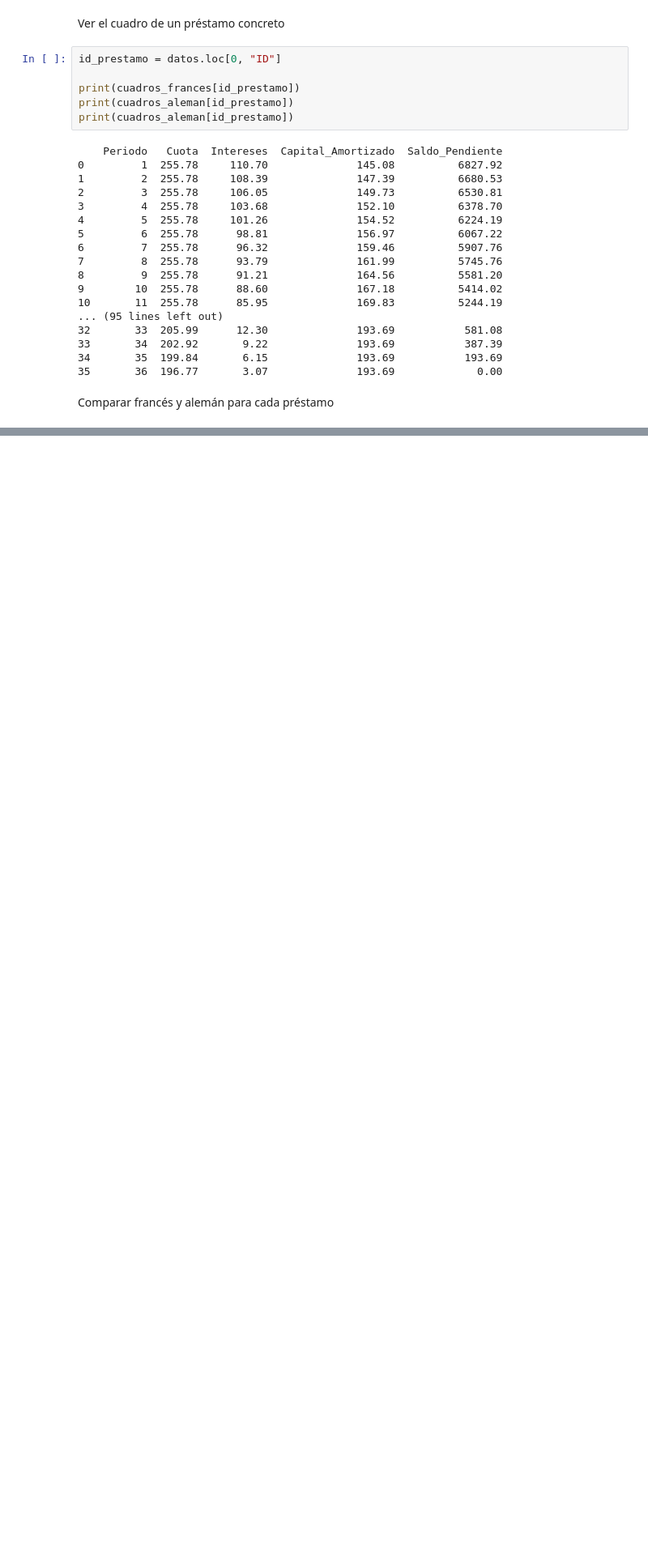
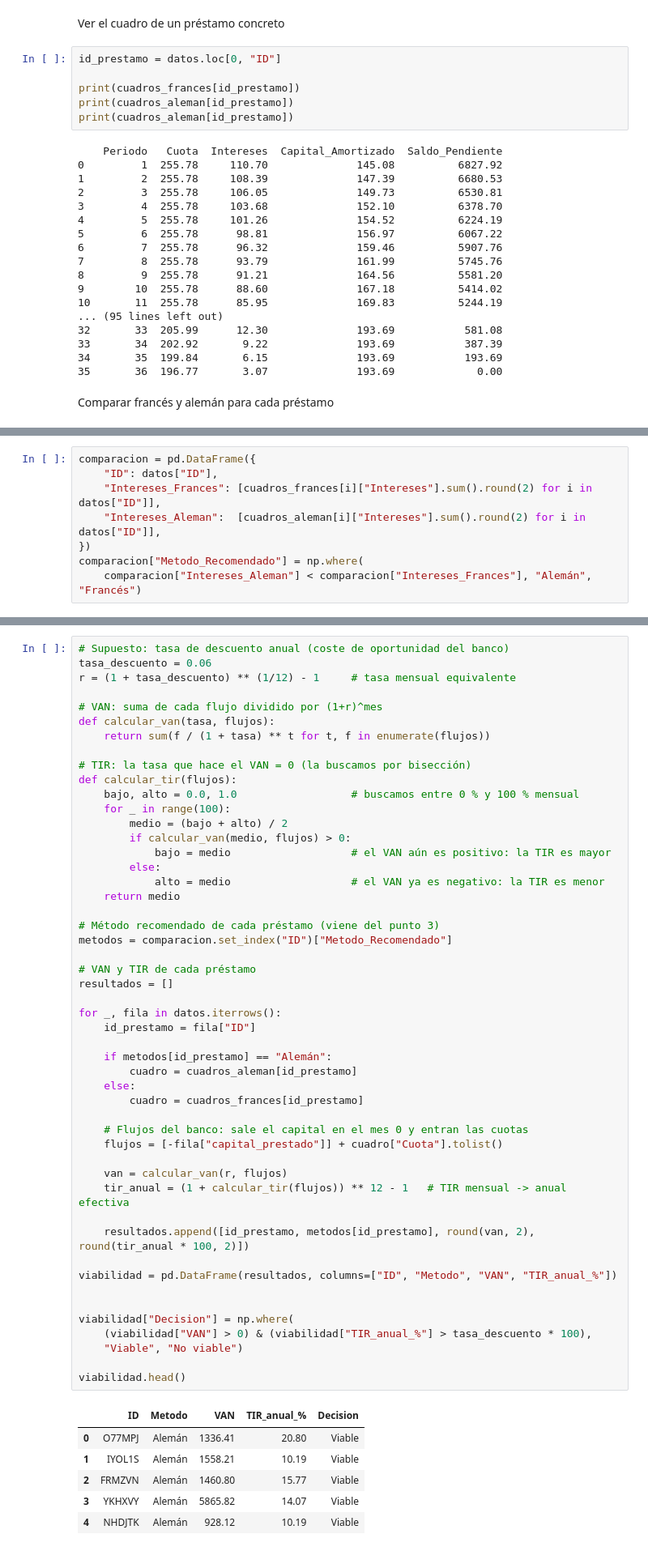
Before and after one commit to agarazelaiaviudez-wq/RETO_5_AMARILLO, a Jupyter notebook: finanzas_punto3,4.ipynb, the cells around one changed output, grey strips where cells are left out. Shown at 81% size. Cells and saved outputs as stored; diff of their text form; blank space fills up the shorter version.

```diff
--- a/finanzas_punto3_cuadros_amortizacion.ipynb
+++ b/finanzas_punto3,4.ipynb
@@ -313,0 +264,8 @@ comparacion.head()
+# %%
+comparacion = pd.DataFrame({
+    "ID": datos["ID"],
+    "Intereses_Frances": [cuadros_frances[i]["Intereses"].sum().round(2) for i in datos["ID"]],
+    "Intereses_Aleman":  [cuadros_aleman[i]["Intereses"].sum().round(2) for i in datos["ID"]],
+})
+comparacion["Metodo_Recomendado"] = np.where(
+    comparacion["Intereses_Aleman"] < comparacion["Intereses_Frances"], "Alemán", "Francés")
@@ -313,0 +302,57 @@ comparacion.head()
+# %%
+# Supuesto: tasa de descuento anual (coste de oportunidad del banco)
+tasa_descuento = 0.06
+r = (1 + tasa_descuento) ** (1/12) - 1     # tasa mensual equivalente
+
+# VAN: suma de cada flujo dividido por (1+r)^mes
+def calcular_van(tasa, flujos):
+    return sum(f / (1 + tasa) ** t for t, f in enumerate(flujos))
+
+# TIR: la tasa que hace el VAN = 0 (la buscamos por bisección)
+def calcular_tir(flujos):
+    bajo, alto = 0.0, 1.0                  # buscamos entre 0 % y 100 % mensual
+    for _ in range(100):
+        medio = (bajo + alto) / 2
+        if calcular_van(medio, flujos) > 0:
+            bajo = medio                   # el VAN aún es positivo: la TIR es mayor
+        else:
+            alto = medio                   # el VAN ya es negativo: la TIR es menor
+    return medio
+
+# Método recomendado de cada préstamo (viene del punto 3)
+metodos = comparacion.set_index("ID")["Metodo_Recomendado"]
+
+# VAN y TIR de cada préstamo
+resultados = []
+
+for _, fila in datos.iterrows():
+    id_prestamo = fila["ID"]
+
+    if metodos[id_prestamo] == "Alemán":
+        cuadro = cuadros_aleman[id_prestamo]
+    else:
+        cuadro = cuadros_frances[id_prestamo]
+
+    # Flujos del banco: sale el capital en el mes 0 y entran las cuotas
+    flujos = [-fila["capital_prestado"]] + cuadro["Cuota"].tolist()
+
+    van = calcular_van(r, flujos)
+    tir_anual = (1 + calcular_tir(flujos)) ** 12 - 1   # TIR mensual -> anual efectiva
+
+    resultados.append([id_prestamo, metodos[id_prestamo], round(van, 2), round(tir_anual * 100, 2)])
+
+viabilidad = pd.DataFrame(resultados, columns=["ID", "Metodo", "VAN", "TIR_anual_%"])
+
+
+viabilidad["Decision"] = np.where(
+    (viabilidad["VAN"] > 0) & (viabilidad["TIR_anual_%"] > tasa_descuento * 100),
+    "Viable", "No viable")
+
+viabilidad.head()
+# %% [output]
+|  | ID | Metodo | VAN | TIR_anual_% | Decision |
+| 0 | O77MPJ | Alemán | 1336.41 | 20.80 | Viable |
+| 1 | IYOL1S | Alemán | 1558.21 | 10.19 | Viable |
+| 2 | FRMZVN | Alemán | 1460.80 | 15.77 | Viable |
+| 3 | YKHXVY | Alemán | 5865.82 | 14.07 | Viable |
+| 4 | NHDJTK | Alemán | 928.12 | 10.19 | Viable |
```
Also changed, not shown: parts of 6 cells of this notebook.
